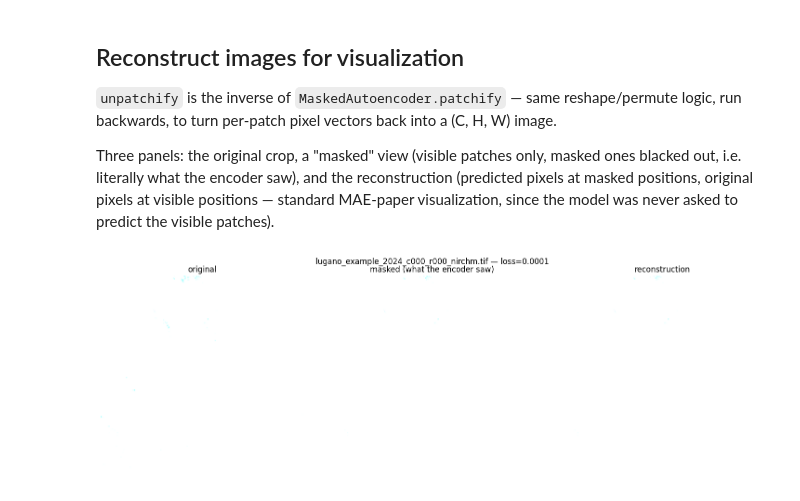
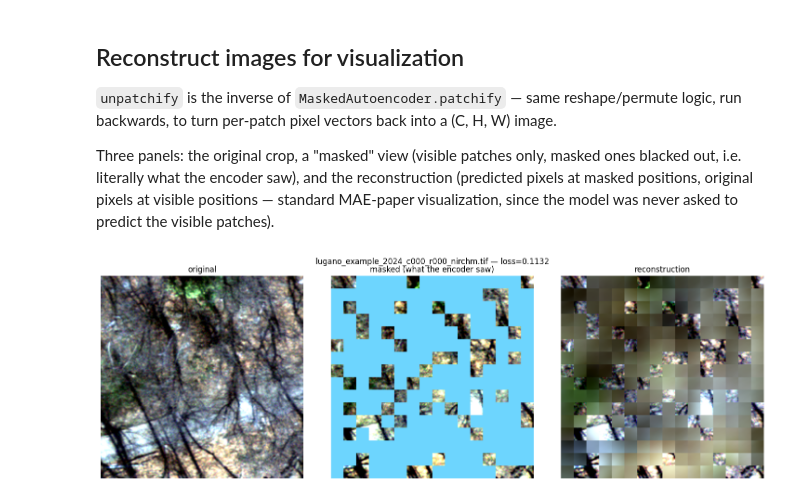
Before and after one commit to aidenfairman12/ticino-palm-mapper, a Jupyter notebook: notebooks/inspect_ssl_reconstruction.ipynb, the cells around one changed output. Cells and saved outputs as stored; diff of their text form; code cells hidden in the pictures.

```diff
--- a/notebooks/inspect_ssl_reconstruction.ipynb
+++ b/notebooks/inspect_ssl_reconstruction.ipynb
@@ -31,7 +30,7 @@ import timm
 # %% [markdown]
 ## Load checkpoint and rebuild the model
 # %%
-CHECKPOINT_PATH = PROJECT_ROOT / "checkpoints_bellinzona" / "checkpoint_epoch24.pt"
+CHECKPOINT_PATH = PROJECT_ROOT / "checkpoints_bellinzona" / "checkpoint_best.pt"
 
 # Same architecture config used in src/training/pretrain_ssl.py's main() —
 # must match exactly, since load_state_dict needs identical shapes.
@@ -135,34 +134,45 @@ masked_img = unpatchify(masked_patches, PATCH_SIZE, h, w, IN_CHANS)
 recon_img = unpatchify(recon_patches, PATCH_SIZE, h, w, IN_CHANS)
 
 
 def denorm_rgb(img: torch.Tensor) -> np.ndarray:
     """(1, C, H, W) normalized tensor -> (H, W, 3) uint8 RGB for display.
 
     Channel order here is [NIR,R,G,B,NDVI,CHM] (6ch stack) — R,G,B are
     channels 1:4, NOT 0:3 (that would be NIR,R,G, color-shifted).
+
+    The RS-delivery R/G/B are NOT standard 8-bit (checkpoint stats show
+    means in the ~1000-1500 range, not ~0-255 — likely a 12-bit+ sensor).
+    A fixed clip(0,255) would blow every pixel out to white. Use a
+    per-channel 2nd/98th-percentile contrast stretch instead, same
+    approach already used in scripts/05_labeling_assist.py for this same
+    RS-delivery data.
     """
     rgb_idx = slice(1, 4) if IN_CHANS == 6 else slice(0, 3)
     arr = img[0, rgb_idx].detach().numpy()
     mean = stats.mean[rgb_idx].reshape(3, 1, 1)
     std = stats.std[rgb_idx].reshape(3, 1, 1)
-    arr = arr * std + mean  # undo normalize()
-    arr = np.clip(arr, 0, 255).astype(np.uint8)
-    return np.transpose(arr, (1, 2, 0))  # (H, W, C) for matplotlib
+    arr = arr * std + mean  # undo normalize() -> back to raw sensor-count scale
+
+    out = np.zeros_like(arr)
+    for c in range(3):
+        lo, hi = np.percentile(arr[c], (2, 98))
+        out[c] = np.clip((arr[c] - lo) / (hi - lo + 1e-6), 0, 1) * 255
+    return np.transpose(out.astype(np.uint8), (1, 2, 0))  # (H, W, C) for matplotlib
 
 
 panels = [
     ("original", denorm_rgb(original_img)),
     ("masked (what the encoder saw)", denorm_rgb(masked_img)),
     ("reconstruction", denorm_rgb(recon_img)),
 ]
 
 fig, axes = plt.subplots(1, 3, figsize=(15, 5))
 for ax, (title, img) in zip(axes, panels):
     ax.imshow(img)
     ax.set_title(title)
     ax.axis("off")
 fig.suptitle(f"{tile_path.name} — loss={loss.item():.4f}")
 plt.tight_layout()
 plt.show()
 # %% [output]
-[figure, old version]
+[figure, new version]
```
Also changed, not shown: parts of 3 cells of this notebook.
